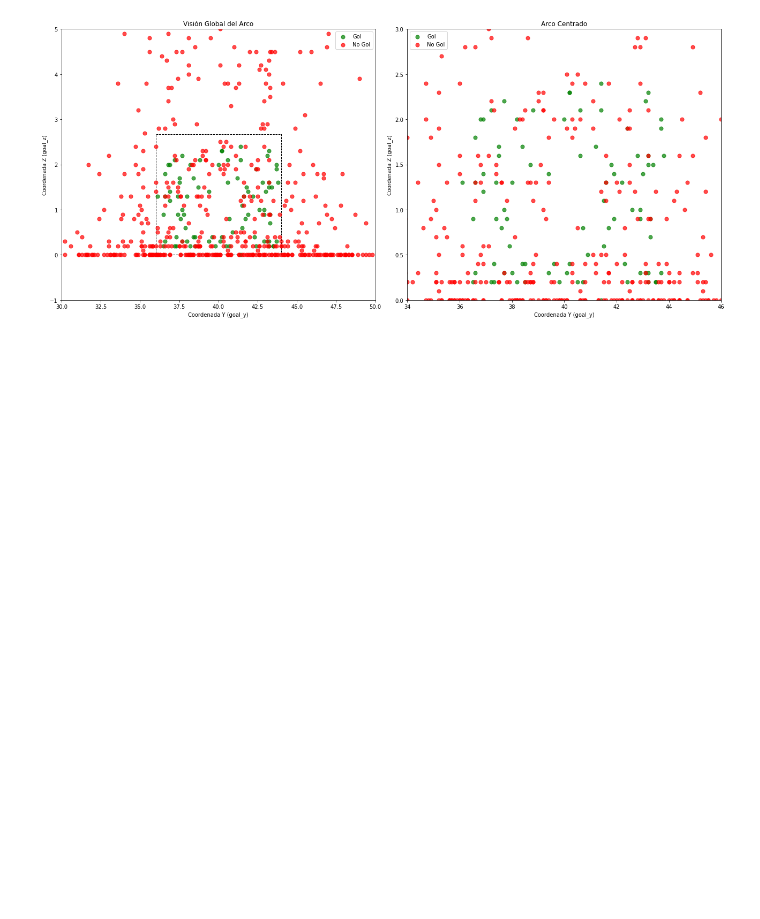
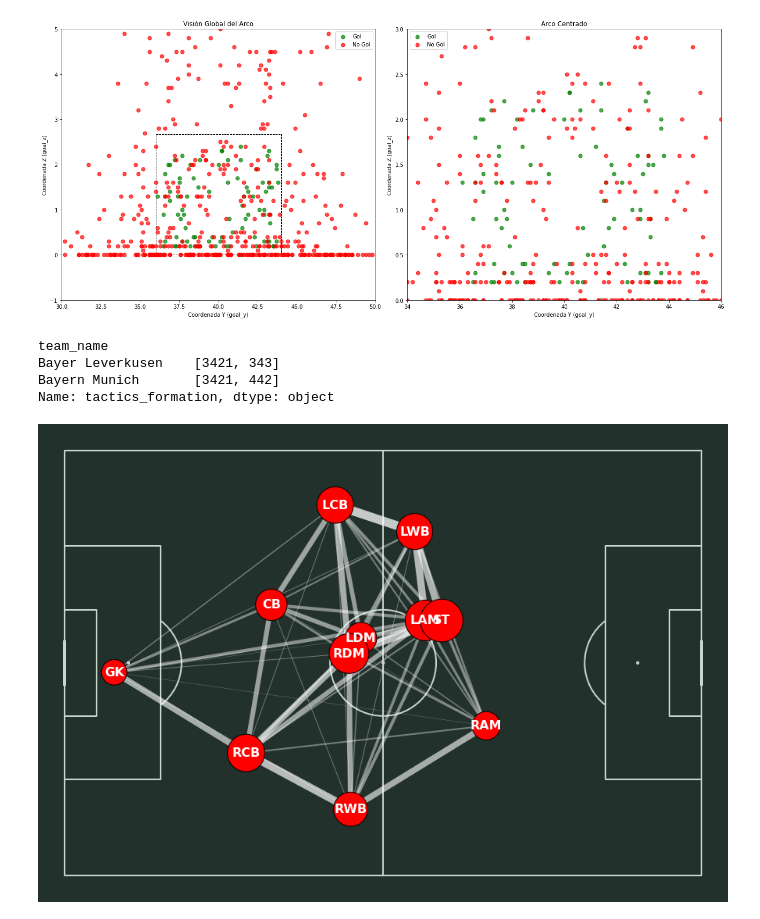
Before and after one commit to luisalawson/proyecto-TD8, a Jupyter notebook: BayerLeverkusenxG.ipynb, the cells around one changed output. Saved outputs shown, nothing was run; the diff lists cells and outputs as text; code cells hidden in the pictures; blank space fills up the shorter version.

```diff
--- a/BayerLeverkusenxG.ipynb
+++ b/BayerLeverkusenxG.ipynb
@@ -266,0 +290,25 @@ plt.show()
+# %%
+sub = events.loc[events.type_name == 'Substitution',
+                 ['tactics_id', 'player_id', 'substitution_replacement_id',
+                  'substitution_replacement_name']]
+players_sub = players.merge(sub.rename({'tactics_id': 'id'}, axis='columns'),
+                            on=['id', 'player_id'], how='inner', validate='1:1')
+players_sub = (players_sub[['id', 'substitution_replacement_id', 'position_abbreviation']]
+               .rename({'substitution_replacement_id': 'player_id'}, axis='columns'))
+players = pd.concat([players, players_sub])
+players.rename({'id': 'tactics_id'}, axis='columns', inplace=True)
+players = players[['tactics_id', 'player_id', 'position_abbreviation']]
+# %%
+# add on the position the player was playing in the formation to the events dataframe
+events = events.merge(players, on=['tactics_id', 'player_id'], how='left', validate='m:1')
+# add on the position the receipient was playing in the formation to the events dataframe
+events = events.merge(players.rename({'player_id': 'pass_recipient_id'},
+                                     axis='columns'), on=['tactics_id', 'pass_recipient_id'],
+                      how='left', validate='m:1', suffixes=['', '_receipt'])
+# %%
+events.groupby('team_name').tactics_formation.unique()
+# %% [output]
+team_name
+Bayer Leverkusen    [3421, 343]
+Bayern Munich       [3421, 442]
+Name: tactics_formation, dtype: object
@@ -266,0 +345,29 @@ plt.show()
+# %%
+MAX_LINE_WIDTH = 18
+MAX_MARKER_SIZE = 3000
+passes_between['width'] = (passes_between.pass_count / passes_between.pass_count.max() *
+                           MAX_LINE_WIDTH)
+average_locs_and_count['marker_size'] = (average_locs_and_count['count']
+                                         / average_locs_and_count['count'].max() * MAX_MARKER_SIZE)
+# %%
+MIN_TRANSPARENCY = 0.3
+color = np.array(to_rgba('white'))
+color = np.tile(color, (len(passes_between), 1))
+c_transparency = passes_between.pass_count / passes_between.pass_count.max()
+c_transparency = (c_transparency * (1 - MIN_TRANSPARENCY)) + MIN_TRANSPARENCY
+color[:, 3] = c_transparency
+# %%
+pitch = Pitch(pitch_type='statsbomb', pitch_color='#22312b', line_color='#c7d5cc')
+fig, ax = pitch.draw(figsize=(16, 11), constrained_layout=True, tight_layout=False)
+fig.set_facecolor("#22312b")
+pass_lines = pitch.lines(passes_between.x, passes_between.y,
+                         passes_between.x_end, passes_between.y_end, lw=passes_between.width,
+                         color=color, zorder=1, ax=ax)
+pass_nodes = pitch.scatter(average_locs_and_count.x, average_locs_and_count.y,
+                           s=average_locs_and_count.marker_size,
+                           color='red', edgecolors='black', linewidth=1, alpha=1, ax=ax)
+for index, row in average_locs_and_count.iterrows():
+    pitch.annotate(row.name, xy=(row.x, row.y), c='white', va='center',
+                   ha='center', size=16, weight='bold', ax=ax)
+# %% [output]
+[figure, added]
```
Also changed, not shown: parts of 6 cells of this notebook.
